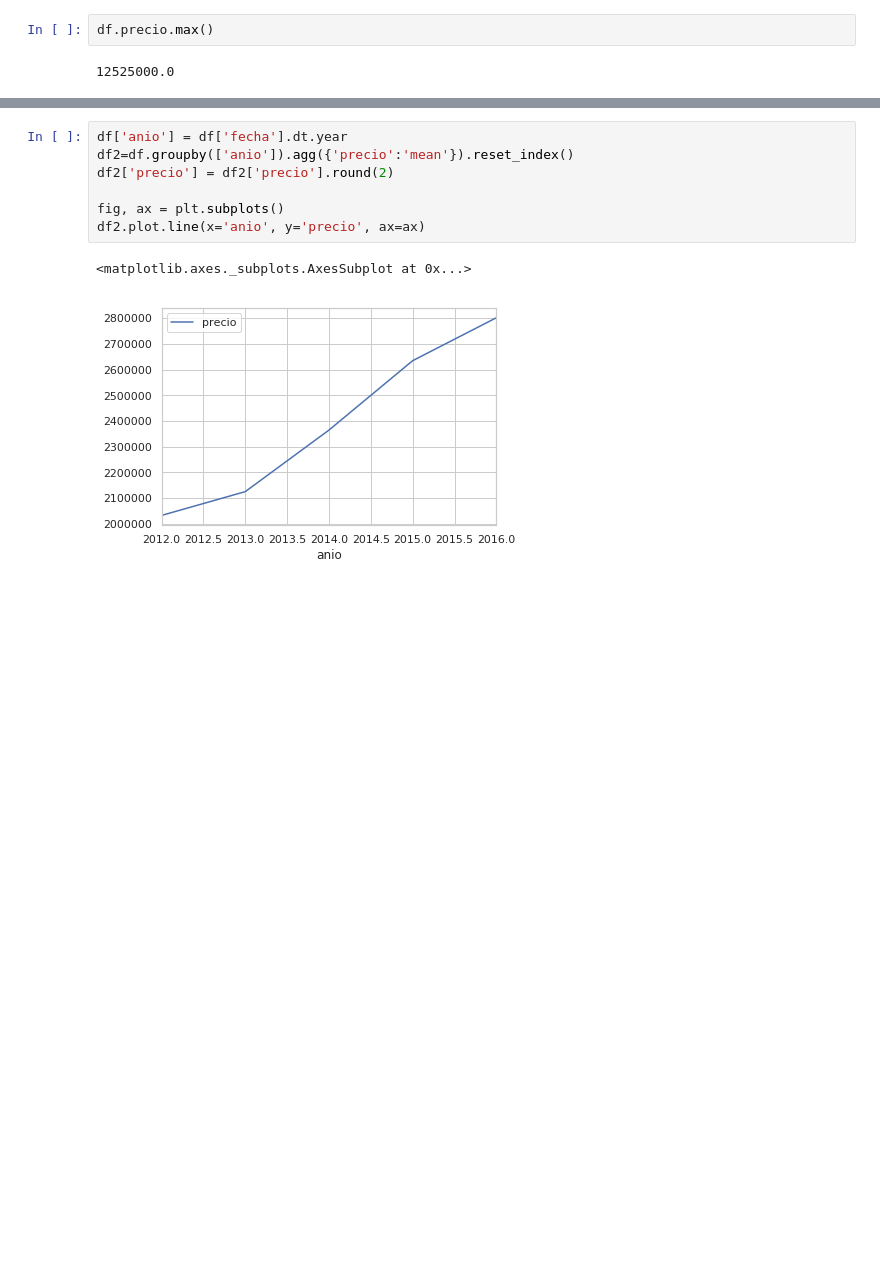
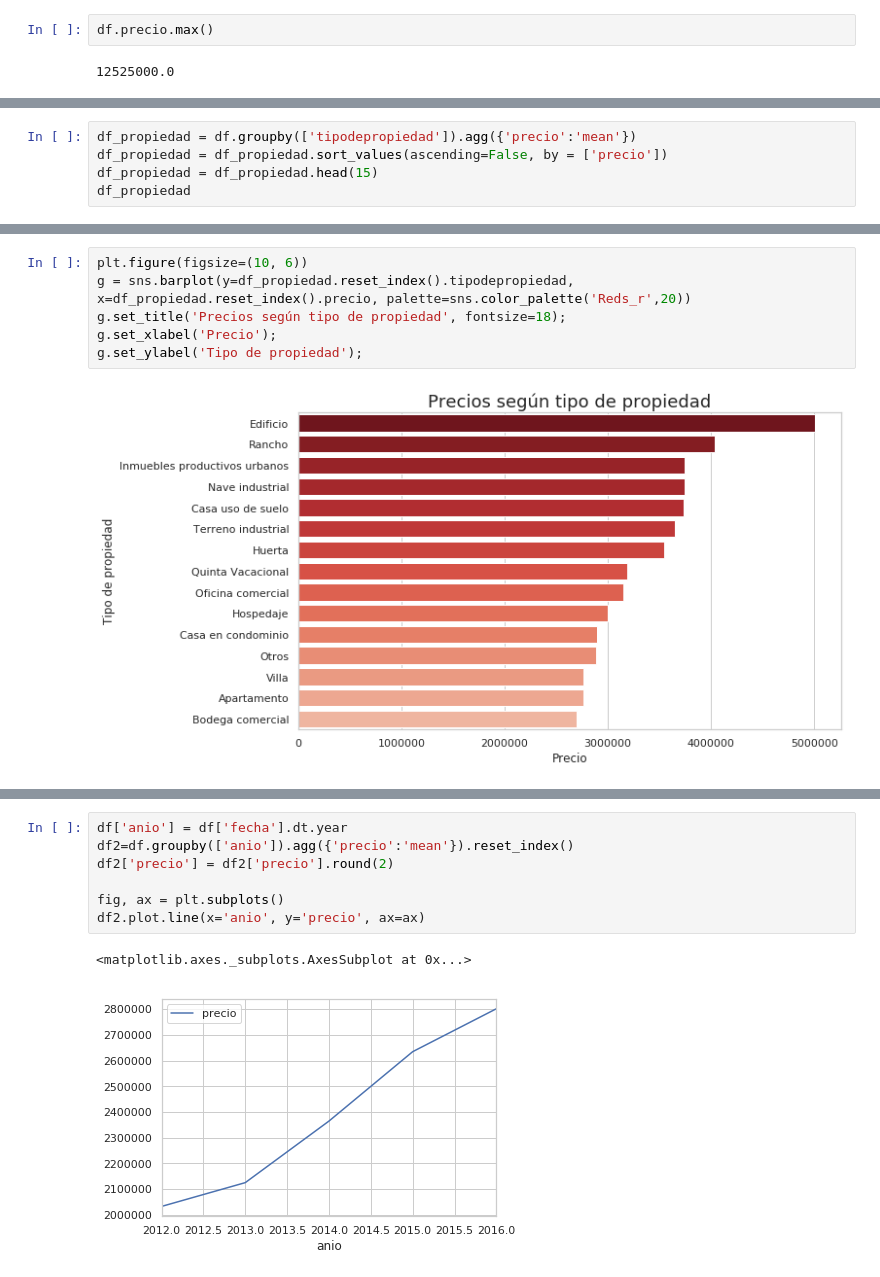
Before and after one commit to camilaserra5/7506-organizacion-de-datos, a Jupyter notebook: conclusionesPrecio.ipynb, the cells around one changed output, grey strips where cells are left out. Cells and saved outputs as stored; diff of their text form; blank space fills up the shorter version.

```diff
--- a/conclusionesPrecio.ipynb
+++ b/conclusionesPrecio.ipynb
@@ -38,0 +37,5 @@ ordenadoDescendente.head(2)
+# %%
+df_propiedad = df.groupby(['tipodepropiedad']).agg({'precio':'mean'})
+df_propiedad = df_propiedad.sort_values(ascending=False, by = ['precio'])
+df_propiedad = df_propiedad.head(15)
+df_propiedad
@@ -38,0 +60,8 @@ ordenadoDescendente.head(2)
+# %%
+plt.figure(figsize=(10, 6))
+g = sns.barplot(y=df_propiedad.reset_index().tipodepropiedad, x=df_propiedad.reset_index().precio, palette=sns.color_palette('Reds_r',20))
+g.set_title('Precios según tipo de propiedad', fontsize=18);
+g.set_xlabel('Precio');
+g.set_ylabel('Tipo de propiedad');
+# %% [output]
+[figure, added]
```
Also changed, not shown: parts of 8 cells of this notebook.
